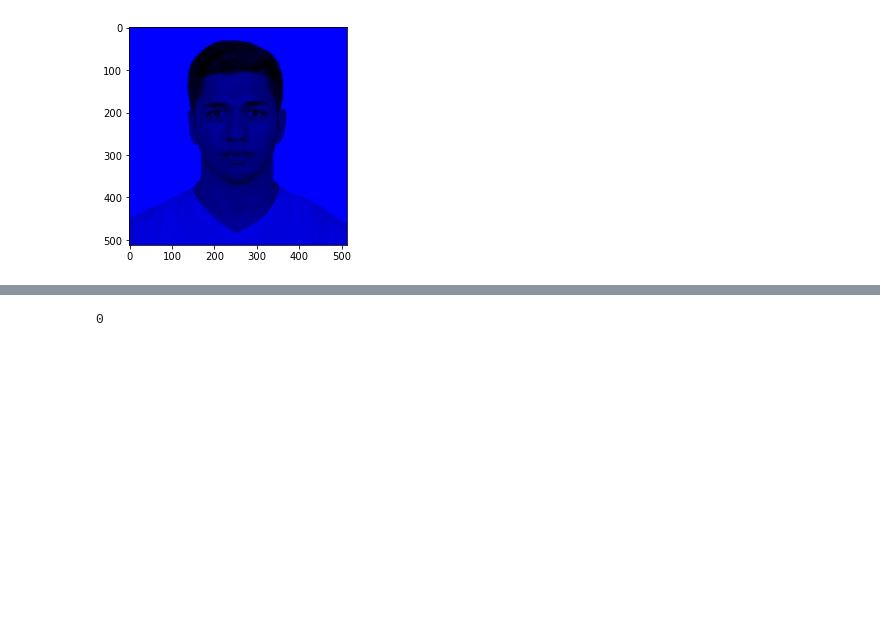
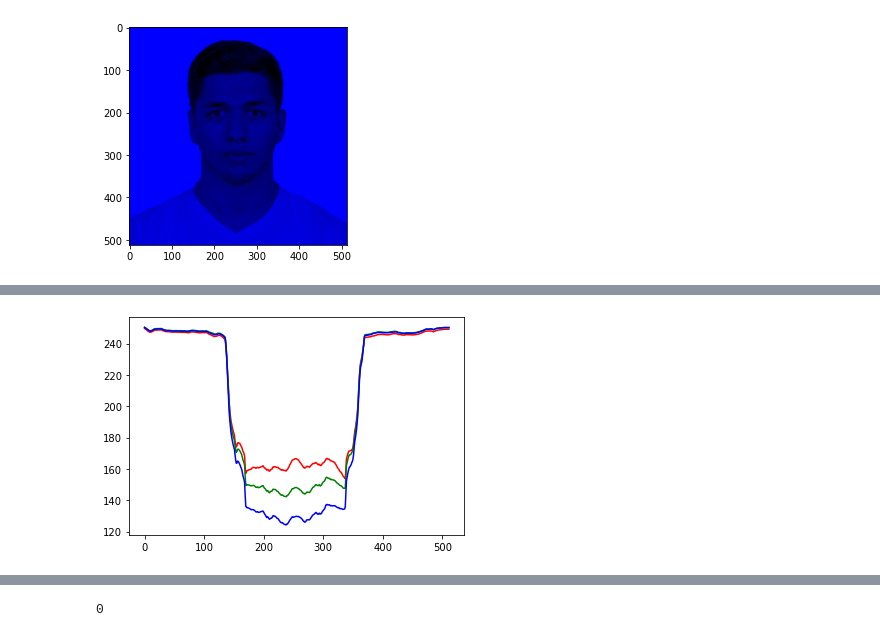
Before and after one commit to sencer4898/fall21-sencer4898, a Jupyter notebook: files/HW1.ipynb, the cells around one changed output, grey strips where cells are left out. Saved outputs shown, nothing was run; the diff lists cells and outputs as text; code cells hidden in the pictures; blank space fills up the shorter version.

```diff
--- a/files/HW1.ipynb
+++ b/files/HW1.ipynb
@@ -234,0 +235,28 @@ plt.imshow(img_b);
+# %%
+# Extract the channels from the filtered images
+
+red_channel = img_r[:,:,0]
+green_channel = img_g[:,:,1]
+blue_channel = img_b[:,:,2]
+# %%
+# Take the mean of the columns for each channel
+
+red_mean_list = []
+for column in red_channel.T:
+    red_mean_list.append(np.mean(column))
+
+green_mean_list = []
+for column in green_channel.T:
+    green_mean_list.append(np.mean(column))
+
+blue_mean_list = []
+for column in blue_channel.T:
+    blue_mean_list.append(np.mean(column))
+# %%
+# Plot the means for each channel
+
+plt.plot(red_mean_list, color="r")
+plt.plot(green_mean_list,color="g")
+plt.plot(blue_mean_list, color="b");
+# %% [output]
+[figure, added]
```
Also changed, not shown: parts of 17 cells of this notebook, 1 other file.
